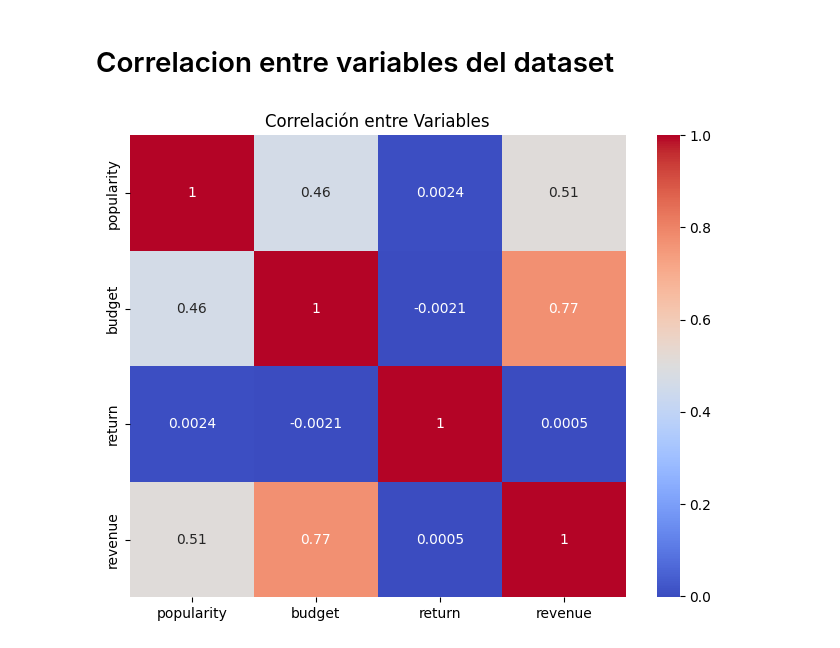
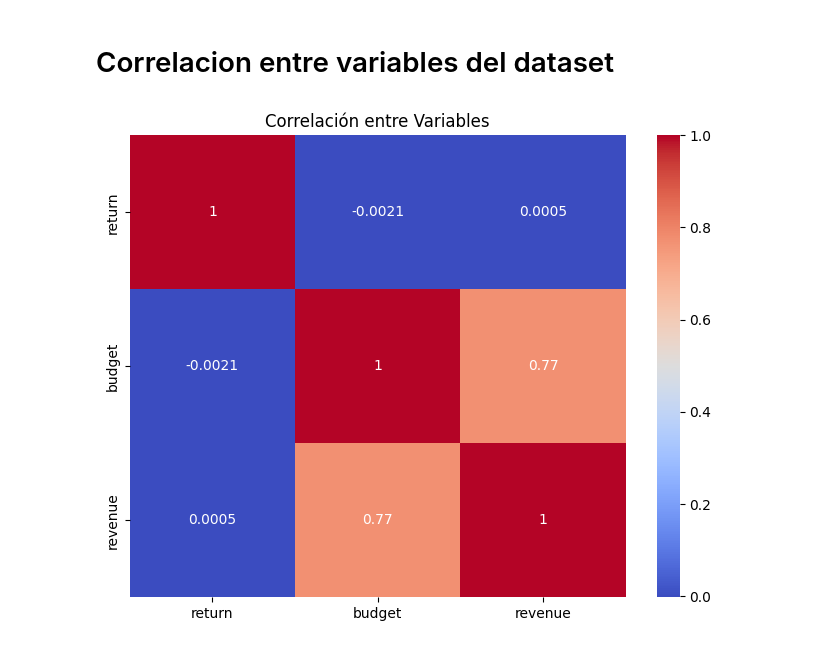
Before and after one commit to Bzetatuc/ML_Proyecto_1, a Jupyter notebook: ETL - EDA/Analisis Exploratorio Datos/Analisis_exploratorio_DF.ipynb, the cells around one changed output. Saved outputs shown, nothing was run; the diff lists cells and outputs as text; code cells hidden in the pictures.

```diff
--- a/ETL - EDA/Analisis Exploratorio Datos/Analisis_exploratorio_DF.ipynb
+++ b/ETL - EDA/Analisis Exploratorio Datos/Analisis_exploratorio_DF.ipynb
@@ -10,7 +10,7 @@ from sklearn.linear_model import LinearRegression
 # %%
 # creo un DataFrame en pandas(pd) a partir de los datos contenidos en dataset_final.cvs
 
-df = pd.read_csv("/Users/benjaminzelaya/Desktop/carpeta/Proyecto_ML_Individual/ETL - EDA/Analisis Exploratorio Datos/movies_data_final.csv")
+df = pd.read_csv("/Users/benjaminzelaya/Desktop/ML_Proyecto_1/ETL - EDA/Analisis Exploratorio Datos/movies_data_final.csv")
 
 # Imprimo los primeros registros del DataFrame
 df.head()
@@ -333,15 +333,15 @@ plt.show()
 # %%
 
 
-selected_vars = ['popularity', 'budget', 'return', 'revenue']
+selected_vars = ['return', 'budget', 'revenue']
 selected_df = df[selected_vars]
 
 correlation_matrix = selected_df.corr()
 
 # Genero el mapa de calor con Matplotlib
 plt.figure(figsize=(8, 6))
 sns.heatmap(correlation_matrix, annot=True, cmap='coolwarm')
 plt.title('Correlación entre Variables')
 plt.show()
 # %% [output]
-[figure, old version]
+[figure, new version]
```
Also changed, not shown: parts of 1 cell of this notebook, 12 other files.
